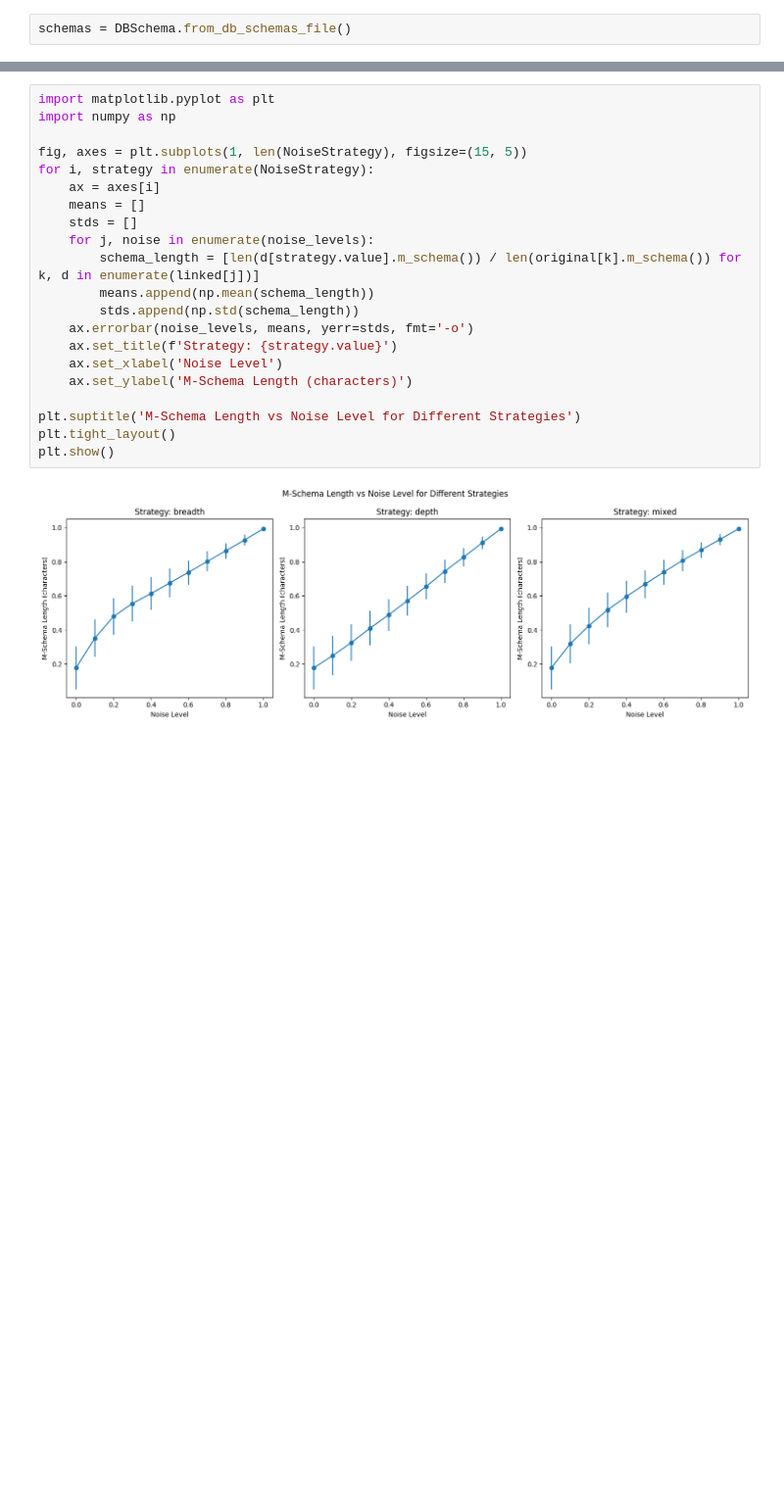
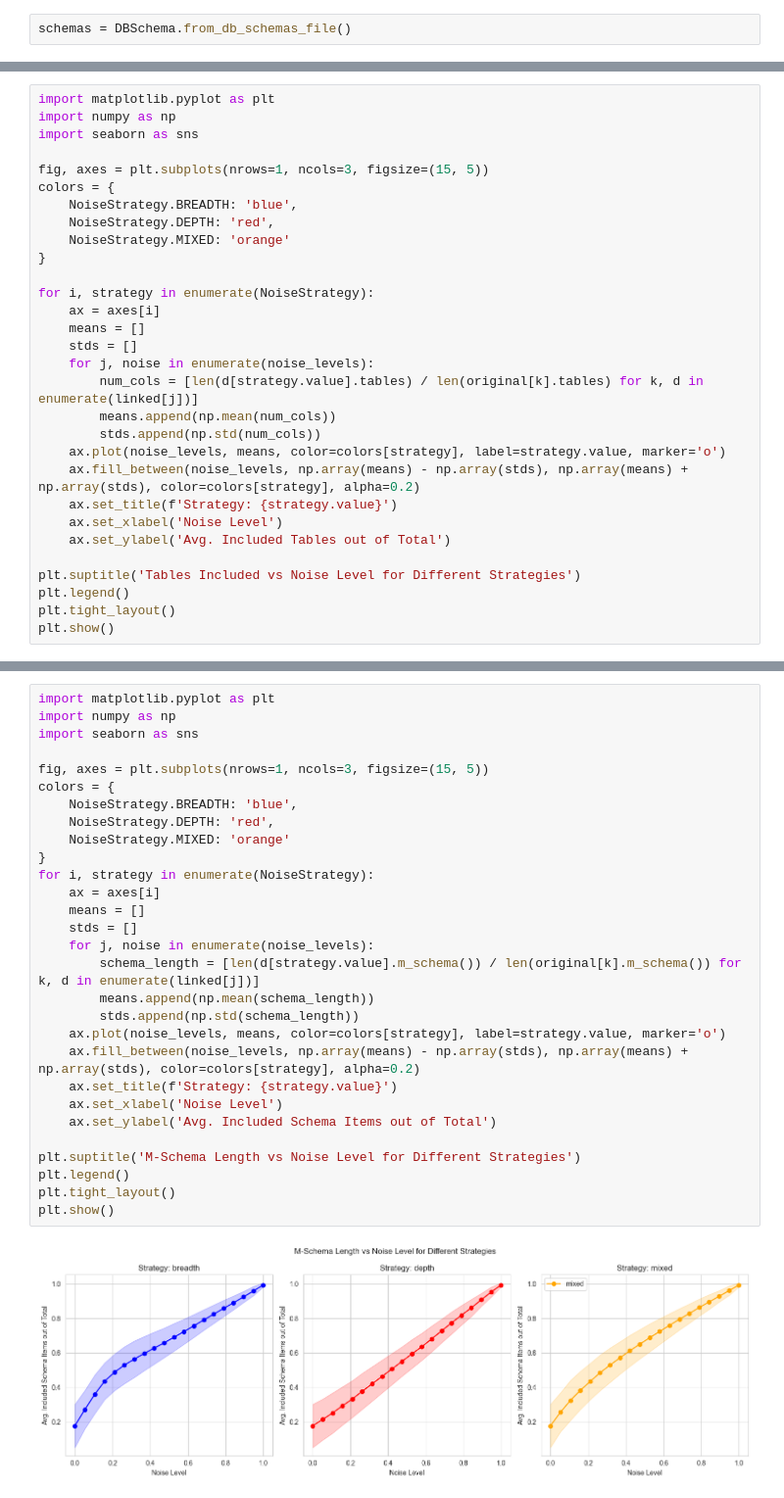
Before and after one commit to d4nieldev/finetune_llm, a Jupyter notebook: src/experiments/schema_linking/linked_schema_noiser.ipynb, the cells around one changed output, grey strips where cells are left out. Shown: that part at 98% size. Saved outputs shown, nothing was run; the diff lists cells and outputs as text; blank space fills up the shorter version.

Commit message:
added graphs

```diff
--- a/src/experiments/schema_linking/linked_schema_noiser.ipynb
+++ b/src/experiments/schema_linking/linked_schema_noiser.ipynb
@@ -54,0 +67,30 @@ plt.show()
+# %%
+import matplotlib.pyplot as plt
+import numpy as np
+import seaborn as sns
+
+fig, axes = plt.subplots(nrows=1, ncols=3, figsize=(15, 5))
+colors = {
+    NoiseStrategy.BREADTH: 'blue',
+    NoiseStrategy.DEPTH: 'red',
+    NoiseStrategy.MIXED: 'orange'
+}
+
+for i, strategy in enumerate(NoiseStrategy):
+    ax = axes[i]
+    means = []
+    stds = []
+    for j, noise in enumerate(noise_levels):
+        num_cols = [len(d[strategy.value].tables) / len(original[k].tables) for k, d in enumerate(linked[j])]
+        means.append(np.mean(num_cols))
+        stds.append(np.std(num_cols))
+    ax.plot(noise_levels, means, color=colors[strategy], label=strategy.value, marker='o')
+    ax.fill_between(noise_levels, np.array(means) - np.array(stds), np.array(means) + np.array(stds), color=colors[strategy], alpha=0.2)
+    ax.set_title(f'Strategy: {strategy.value}')
+    ax.set_xlabel('Noise Level')
+    ax.set_ylabel('Avg. Included Tables out of Total')
+
+plt.suptitle('Tables Included vs Noise Level for Different Strategies')
+plt.legend()
+plt.tight_layout()
+plt.show()
@@ -55,23 +99,31 @@ plt.show()
 # %%
 import matplotlib.pyplot as plt
 import numpy as np
+import seaborn as sns
 
-fig, axes = plt.subplots(1, len(NoiseStrategy), figsize=(15, 5))
+fig, axes = plt.subplots(nrows=1, ncols=3, figsize=(15, 5))
+colors = {
+    NoiseStrategy.BREADTH: 'blue',
+    NoiseStrategy.DEPTH: 'red',
+    NoiseStrategy.MIXED: 'orange'
+}
 for i, strategy in enumerate(NoiseStrategy):
     ax = axes[i]
     means = []
     stds = []
     for j, noise in enumerate(noise_levels):
         schema_length = [len(d[strategy.value].m_schema()) / len(original[k].m_schema()) for k, d in enumerate(linked[j])]
         means.append(np.mean(schema_length))
         stds.append(np.std(schema_length))
-    ax.errorbar(noise_levels, means, yerr=stds, fmt='-o')
+    ax.plot(noise_levels, means, color=colors[strategy], label=strategy.value, marker='o')
+    ax.fill_between(noise_levels, np.array(means) - np.array(stds), np.array(means) + np.array(stds), color=colors[strategy], alpha=0.2)
     ax.set_title(f'Strategy: {strategy.value}')
     ax.set_xlabel('Noise Level')
-    ax.set_ylabel('M-Schema Length (characters)')
+    ax.set_ylabel('Avg. Included Schema Items out of Total')
 
 plt.suptitle('M-Schema Length vs Noise Level for Different Strategies')
+plt.legend()
 plt.tight_layout()
 plt.show()
 # %% [output]
-[figure, old version]
+[figure, new version]
```
Also changed, not shown: parts of 5 cells of this notebook.
